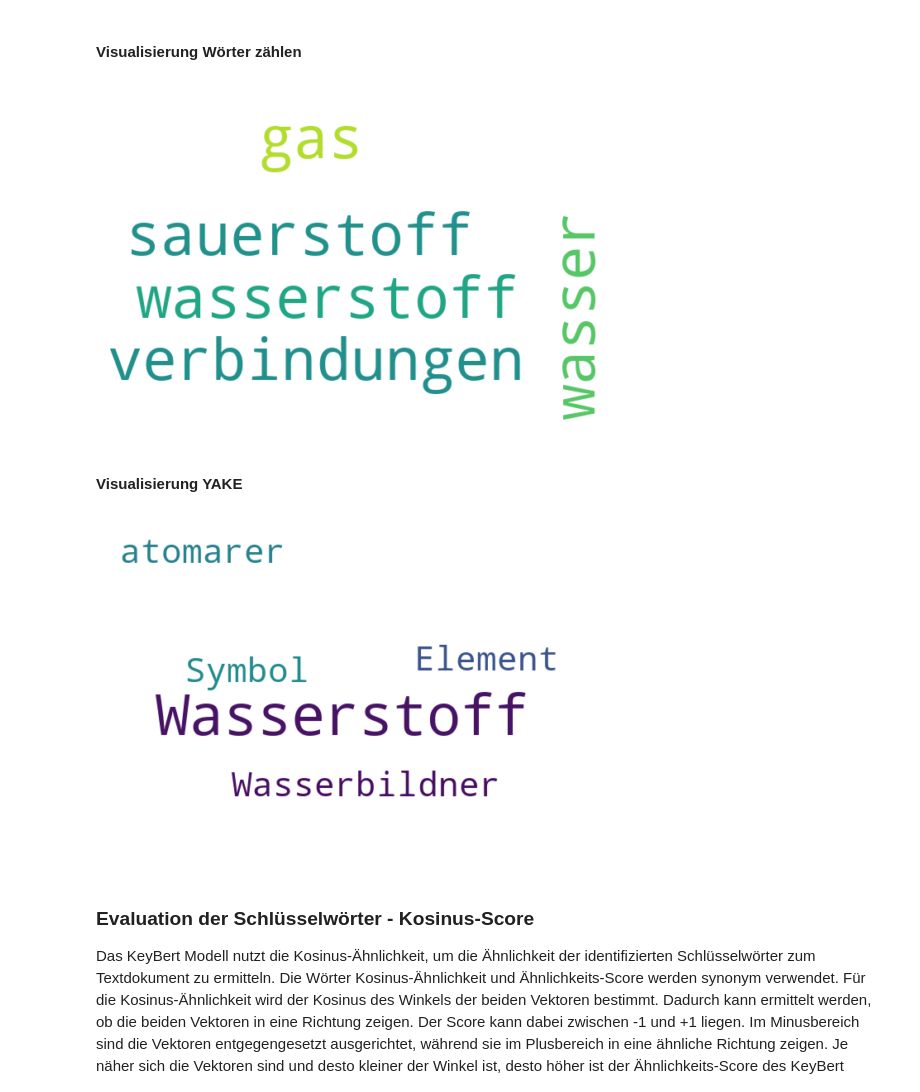
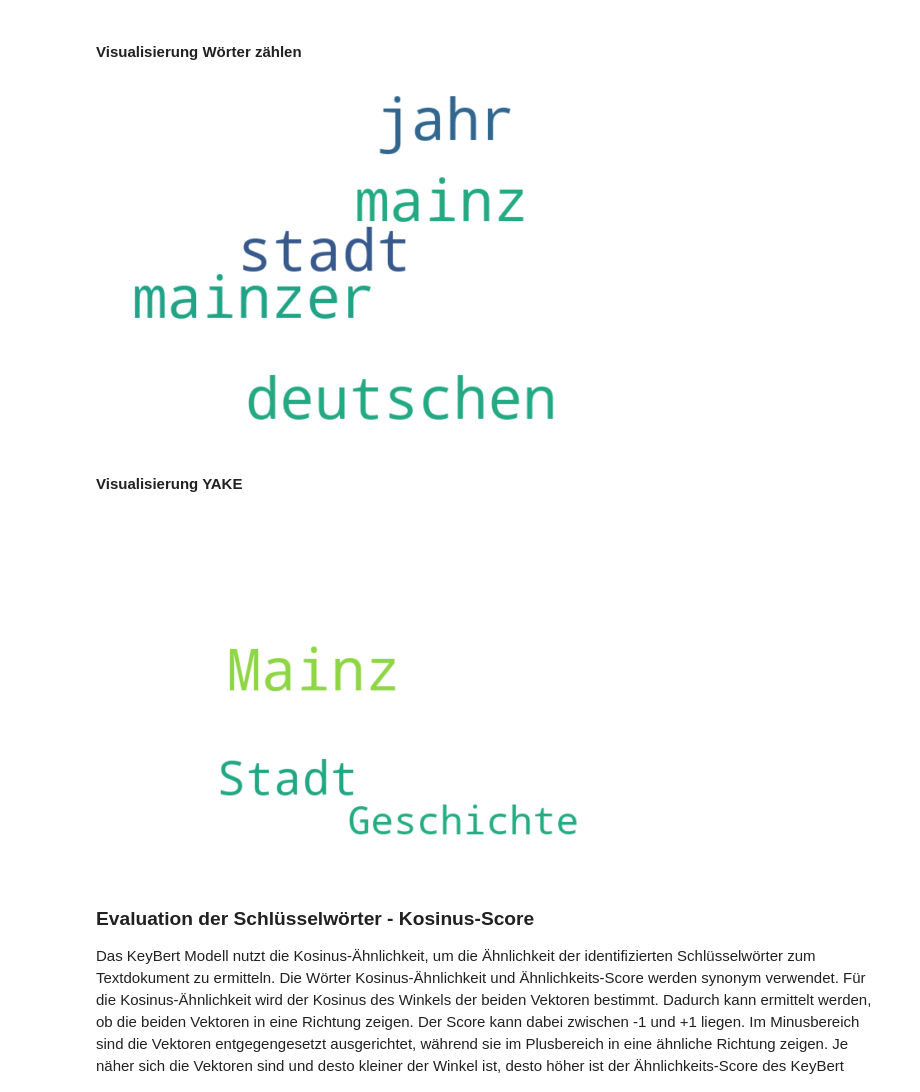
Before and after one commit to sobu02/Forschungsseminar, a Jupyter notebook: keywords.ipynb, the cells around one changed output. Cells and saved outputs as stored; diff of their text form; code cells hidden in the pictures.

```diff
--- a/keywords.ipynb
+++ b/keywords.ipynb
@@ -555,25 +567,25 @@ plt.show()
 # %%
 # Read the count.csv file
 df = pd.read_csv('count.csv')
 
 # Specify the title of the article
-title_visualize_keybert = 'Wasserstoff'
+title_visualize_keybert = 'Mainz'
 
 # Filter keywords for the specified title
 keywords_visualize_keybert = df.loc[df['Titel'] == title_visualize_keybert, 'Schlüsselwörter'].values[0]
 
 # Convert keywords to string
 keywords_str_keybert = keywords_visualize_keybert.replace(', ', ' ')
 
 # Create wordcloud
 wordcloud_keybert = WordCloud(width=600, height=400, background_color='white', max_font_size=70).generate(keywords_str_keybert)
 
 # Plot the wordcloud
 plt.imshow(wordcloud_keybert, interpolation='bilinear')
 plt.axis('off')
 plt.show()
 # %% [output]
-[figure, old version]
+[figure, new version]
 # %% [markdown]
 #### Visualisierung YAKE
 # %%
@@ -581,7 +593,7 @@ plt.show()
 df = pd.read_csv('yake_output.csv')
 
 # title from article
-title_visualize = 'Wasserstoff'
+title_visualize = 'Mainz'
 
 # filter keywords for title
 keywords_visualize_yake = df.loc[df['Titel'] == title_visualize, 'Schlüsselwörter'].values[0]
@@ -597,7 +609,7 @@ plt.imshow(wordcloud_yake, interpolation='bilinear')
 plt.axis('off')
 plt.show()
 # %% [output]
-[figure, old version]
+[figure, new version]
 # %% [markdown]
 ### Evaluation der Schlüsselwörter - Kosinus-Score
 Das KeyBert Modell nutzt die Kosinus-Ähnlichkeit, um die Ähnlichkeit der identifizierten Schlüsselwörter zum Textdokument zu ermitteln. Die Wörter Kosinus-Ähnlichkeit und Ähnlichkeits-Score werden synonym verwendet. Für die Kosinus-Ähnlichkeit wird der Kosinus des Winkels der beiden Vektoren bestimmt. Dadurch kann ermittelt werden, ob die beiden Vektoren in eine Richtung zeigen. Der Score kann dabei zwischen -1 und +1 liegen. Im Minusbereich sind die Vektoren entgegengesetzt ausgerichtet, während sie im Plusbereich in eine ähnliche Richtung zeigen. Je näher sich die Vektoren sind und desto kleiner der Winkel ist, desto höher ist der Ähnlichkeits-Score des KeyBert Modells. (Vgl. https://www.learndatasci.com/glossary/cosine-similarity/ letzter Aufruf: 24.05.2023)
```
Also changed, not shown: parts of 31 cells of this notebook, 1 other file.
